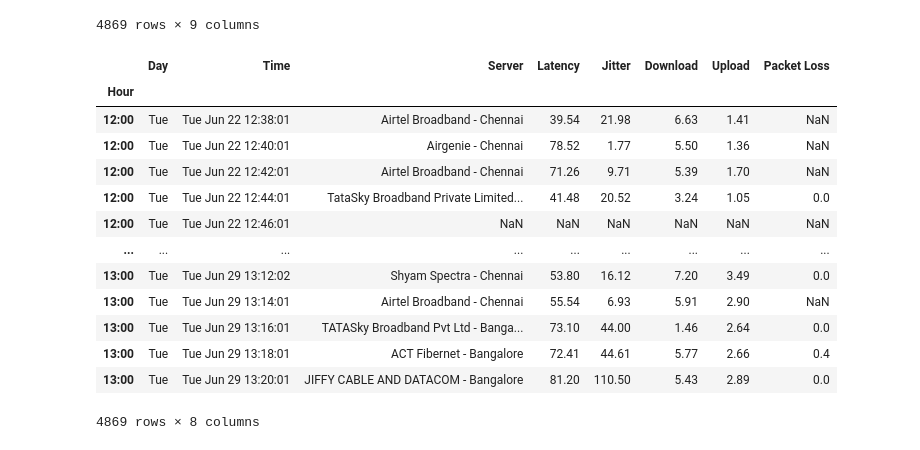
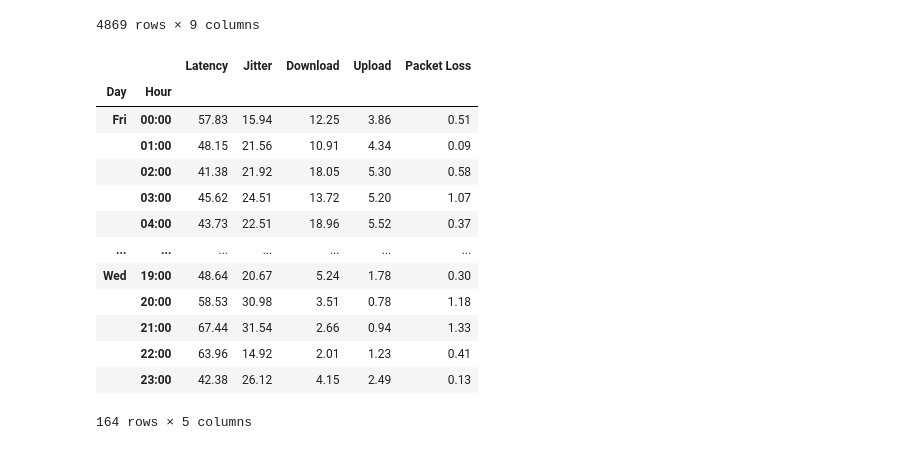
Before and after one commit to Priya378/Internet-Analysis-Project, a Jupyter notebook: Internet_Analysis.ipynb, the cells around one changed output. Saved outputs shown, nothing was run; the diff lists cells and outputs as text; code cells hidden in the pictures.

```diff
--- a/Internet_Analysis.ipynb
+++ b/Internet_Analysis.ipynb
@@ -344,22 +340,28 @@ display(df)
 | 4867 | Tue | 13:00 | Tue Jun 29 13:18:01 | ACT Fibernet - Bangalore | 72.41 | 44.61 | 5.77 | 2.66 | 0.4 |
 | 4868 | Tue | 13:00 | Tue Jun 29 13:20:01 | JIFFY CABLE AND DATACOM - Bangalore | 81.20 | 110.50 | 5.43 | 2.89 | 0.0 |
 4869 rows × 9 columns
-# %%
-analysedf=df.set_index("Hour",inplace=False)
+# %%
+analysed=df.groupby(["Day","Hour"]).agg({
+   "Latency":"mean",
+   "Jitter":"mean",
+   "Download":"mean",
+   "Upload":"mean",
+   "Packet Loss":"mean"
+}).round(2)
 # %%
-display(analysedf)
+display(analysed)
 # %% [output]
-|  | Day | Time | Server | Latency | Jitter | Download | Upload | Packet Loss |
-| Hour |  |  |  |  |  |  |  |  |
-| 12:00 | Tue | Tue Jun 22 12:38:01 | Airtel Broadband - Chennai | 39.54 | 21.98 | 6.63 | 1.41 | NaN |
-| 12:00 | Tue | Tue Jun 22 12:40:01 | Airgenie - Chennai | 78.52 | 1.77 | 5.50 | 1.36 | NaN |
-| 12:00 | Tue | Tue Jun 22 12:42:01 | Airtel Broadband - Chennai | 71.26 | 9.71 | 5.39 | 1.70 | NaN |
-| 12:00 | Tue | Tue Jun 22 12:44:01 | TataSky Broadband Private Limited... | 41.48 | 20.52 | 3.24 | 1.05 | 0.0 |
-| 12:00 | Tue | Tue Jun 22 12:46:01 | NaN | NaN | NaN | NaN | NaN | NaN |
-| ... | ... | ... | ... | ... | ... | ... | ... | ... |
-| 13:00 | Tue | Tue Jun 29 13:12:02 | Shyam Spectra - Chennai | 53.80 | 16.12 | 7.20 | 3.49 | 0.0 |
-| 13:00 | Tue | Tue Jun 29 13:14:01 | Airtel Broadband - Chennai | 55.54 | 6.93 | 5.91 | 2.90 | NaN |
-| 13:00 | Tue | Tue Jun 29 13:16:01 | TATASky Broadband Pvt Ltd - Banga... | 73.10 | 44.00 | 1.46 | 2.64 | 0.0 |
-| 13:00 | Tue | Tue Jun 29 13:18:01 | ACT Fibernet - Bangalore | 72.41 | 44.61 | 5.77 | 2.66 | 0.4 |
-| 13:00 | Tue | Tue Jun 29 13:20:01 | JIFFY CABLE AND DATACOM - Bangalore | 81.20 | 110.50 | 5.43 | 2.89 | 0.0 |
+|  |  | Latency | Jitter | Download | Upload | Packet Loss |
+| Day | Hour |  |  |  |  |  |
+| Fri | 00:00 | 57.83 | 15.94 | 12.25 | 3.86 | 0.51 |
+|  | 01:00 | 48.15 | 21.56 | 10.91 | 4.34 | 0.09 |
+|  | 02:00 | 41.38 | 21.92 | 18.05 | 5.30 | 0.58 |
+|  | 03:00 | 45.62 | 24.51 | 13.72 | 5.20 | 1.07 |
+|  | 04:00 | 43.73 | 22.51 | 18.96 | 5.52 | 0.37 |
+| ... | ... | ... | ... | ... | ... | ... |
+| Wed | 19:00 | 48.64 | 20.67 | 5.24 | 1.78 | 0.30 |
+|  | 20:00 | 58.53 | 30.98 | 3.51 | 0.78 | 1.18 |
+|  | 21:00 | 67.44 | 31.54 | 2.66 | 0.94 | 1.33 |
+|  | 22:00 | 63.96 | 14.92 | 2.01 | 1.23 | 0.41 |
+|  | 23:00 | 42.38 | 26.12 | 4.15 | 2.49 | 0.13 |
-4869 rows × 8 columns
+164 rows × 5 columns
```
Also changed, not shown: parts of 20 cells of this notebook.
